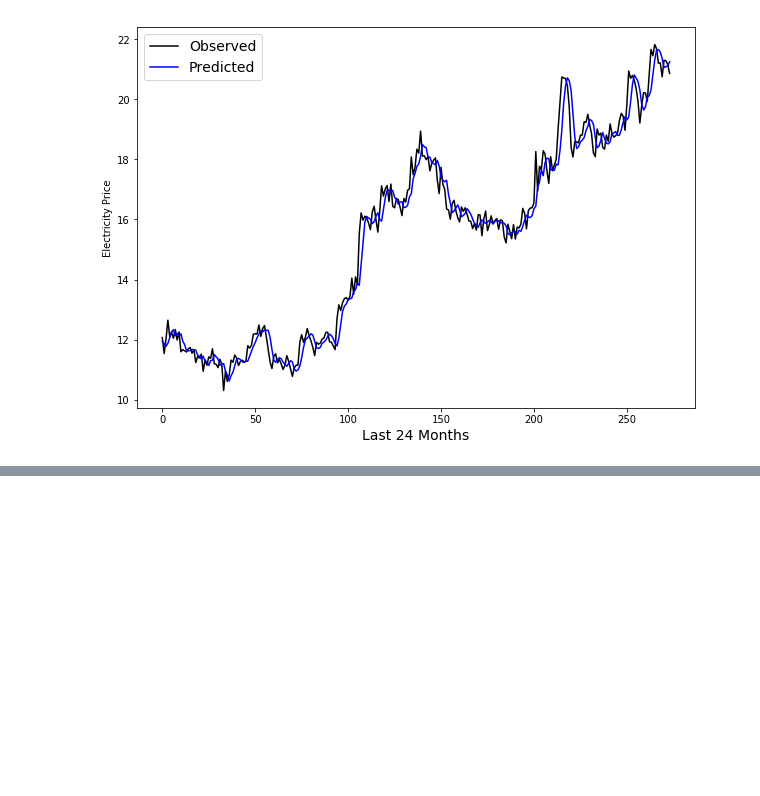
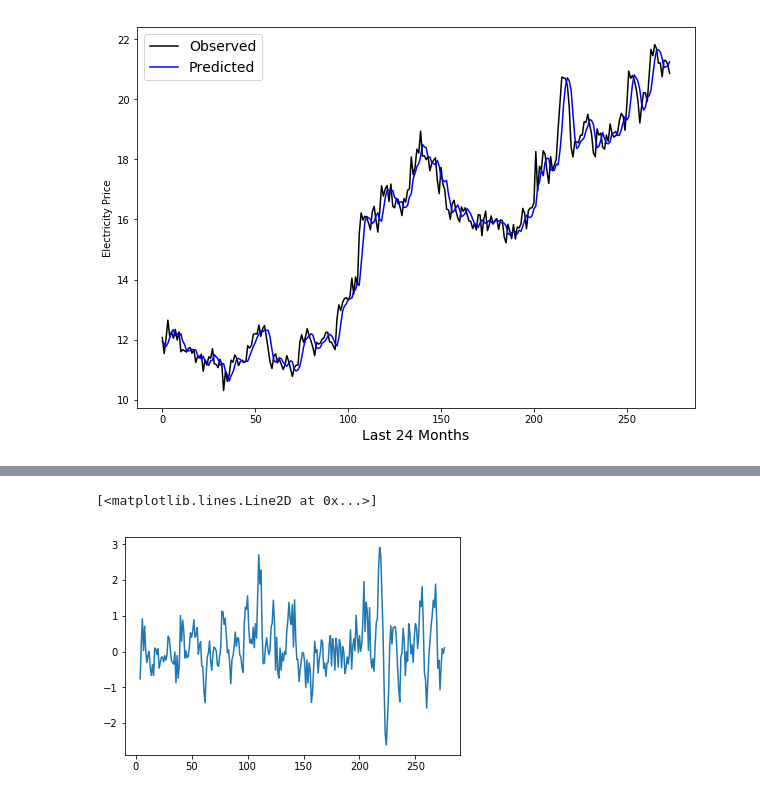
Before and after one commit to ahotaling/STAT_330_Project, a Jupyter notebook: Notebooks/stat330_initialdive.ipynb, the cells around one changed output, grey strips where cells are left out. Drawn from its saved outputs; the diff is of its cells as text; code cells hidden in the pictures; blank space fills up the shorter version.

```diff
--- a/Notebooks/stat330_initialdive.ipynb
+++ b/Notebooks/stat330_initialdive.ipynb
@@ -384,0 +408,9 @@ Text(0,0.5,'Electricity Price')
+# %%
+# seasonal differencing
+n=4
+seasonal_difference = data['Electricity Price'] - data['Electricity Price'].shift(n)
+seasonal_difference.dropna(inplace=True)
+plt.plot(seasonal_difference)
+# %% [output]
+[<matplotlib.lines.Line2D at 0x...>]
+[figure, added]
```
Also changed, not shown: parts of 16 cells of this notebook.
